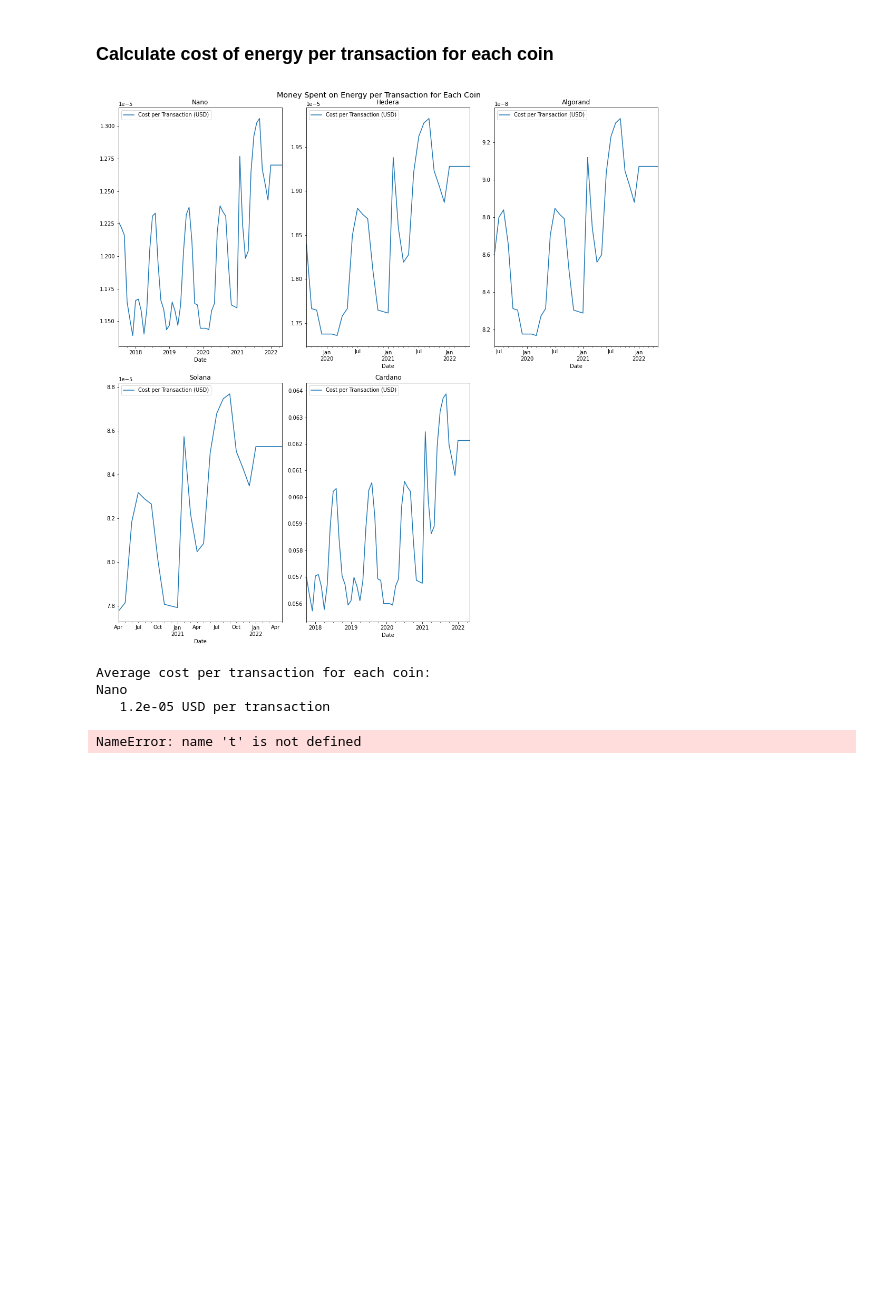
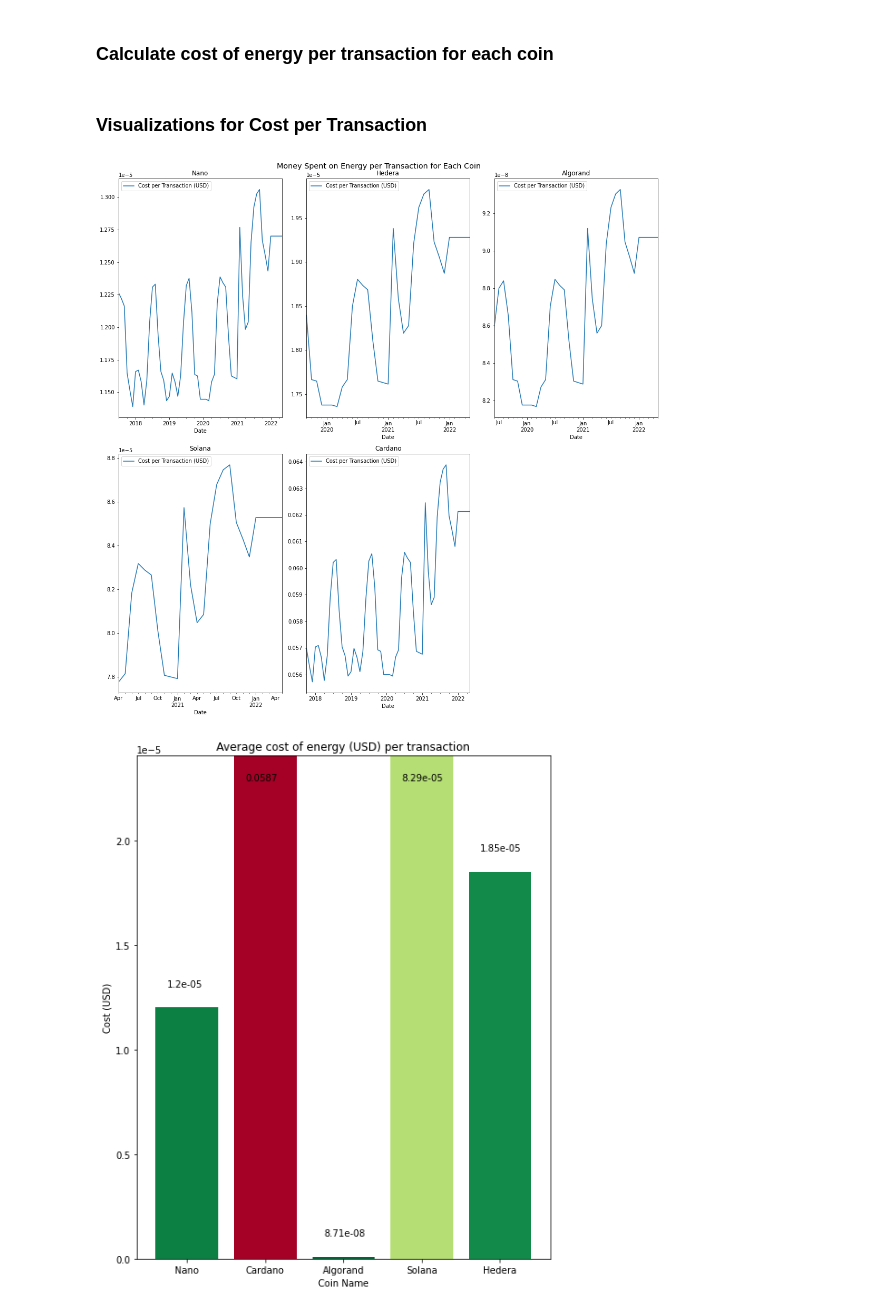
Before and after one commit to taylor-giles-sbu/CSE551-Final-Project, a Jupyter notebook: final-project-data.ipynb, the cells around one changed output. Saved outputs shown, nothing was run; the diff lists cells and outputs as text; code cells hidden in the pictures; blank space fills up the shorter version.

Commit message:
Add bar plots

```diff
--- a/final-project-data.ipynb
+++ b/final-project-data.ipynb
@@ -170,27 +178,36 @@ Name: Hedera     kWh per day: 185.90979000000002
+# %% [markdown]
+### Visualizations for Cost per Transaction
 # %%
-for coin in coins_dfs:
-    merged = pd.merge_asof(coin, elec_cost, on="Date")
-    merged.drop("index", axis=1)
-    coin["Cost per Transaction (USD)"] = coin.kwh_per_tx * merged["Cost [USD per KWh]"]
-    coin.avg_cost_per_tx = np.mean(coin["Cost per Transaction (USD)"])
-
 # Visualizations of coins cost data
 fig, axes = plt.subplots(2, 3, figsize=(15,15))
 plt.suptitle("Money Spent on Energy per Transaction for Each Coin", size='x-large')
 for index, coin in enumerate(coins_dfs):
     coin.plot(ax=axes[index % 2, index % 3], x="Date", y="Cost per Transaction (USD)", kind="line", title=coin.name)
 axes[1, 2].set_visible(False)
 fig.tight_layout()
 plt.show()
 
-print("Average cost per transaction for each coin:")
-for coin in coins_dfs:
-    print(coin.name)
-    print("   " f'{coin.avg_cost_per_tx:.3g}' " USD per transaction")
-    print()
+
+# Bar plot for averages
+plt.figure(figsize=(8, 10))
+coin_names = []
+costs = []
+for index, coin in enumerate(coins_dfs):
+    coin_names.append(coin.name)
+    costs.append(coin.avg_cost_per_tx)
+
+cmap = cm.RdYlGn.reversed()
+norm = Normalize(vmin=0, vmax=0.00025)
+colors = []
+for index, coin in enumerate(coins_dfs):
+    colors.append(cmap(norm(coin.avg_cost_per_tx)))
+    plt.text(index - 0.25, min([coin.avg_cost_per_tx + 0.000001, np.median(costs) * 1.3 * 0.95]), f'{coin.avg_cost_per_tx:.3g}')
+plt.bar(coin_names, costs, color=colors)
+plt.title("Average cost of energy (USD) per transaction")
+plt.xlabel("Coin Name")
+plt.ylabel("Cost (USD)")
+plt.ylim(0, np.median(costs) * 1.3)
+plt.show()
 # %% [output]
 [figure]
-Average cost per transaction for each coin:
-Nano
-   1.2e-05 USD per transaction
-NameError: name 't' is not defined
+[figure, added]
```
Also changed, not shown: parts of 6 cells of this notebook.
